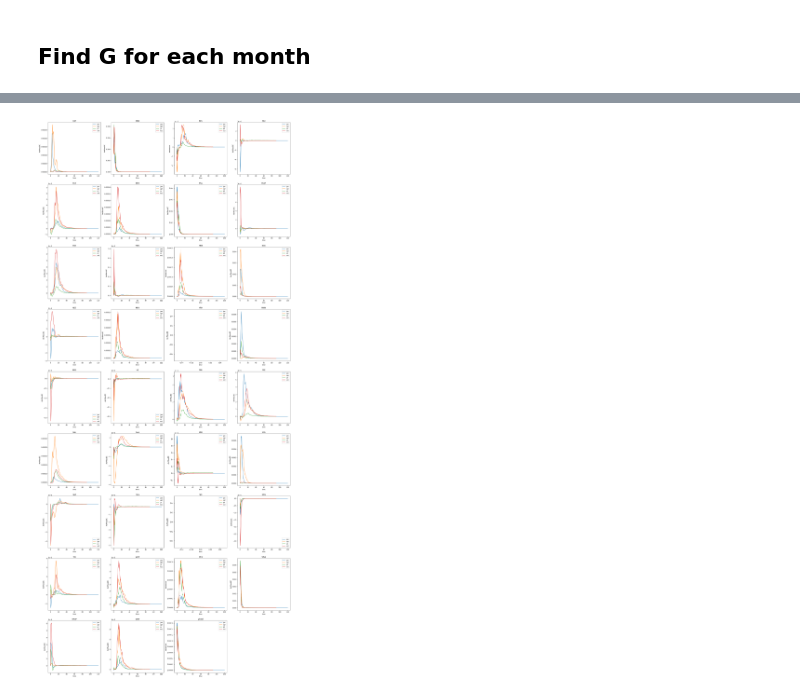
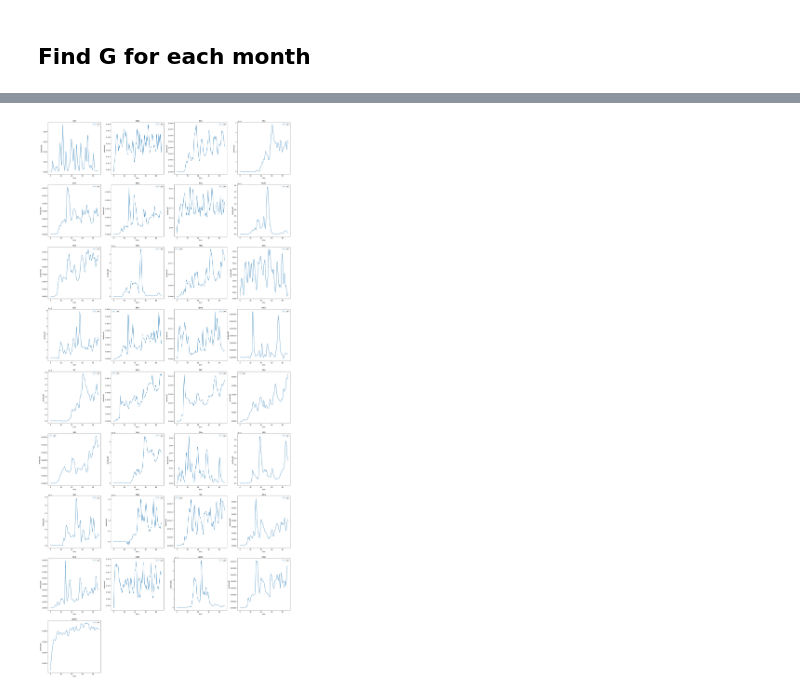
Before and after one commit to lfreese/BC-IRF, a Jupyter notebook: GC_monthly_regional-mean.ipynb, the cells around one changed output, grey strips where cells are left out. Cells and saved outputs as stored; diff of their text form; code cells hidden in the pictures.

Commit message:
Updates to notebooks on regional variation, monthly variation, comparison across types of pulses

```diff
--- a/GC_monthly_regional-mean.ipynb
+++ b/GC_monthly_regional-mean.ipynb
@@ -15,7 +15,7 @@ import pandas as pd
 from datetime import datetime, timedelta
 import utils
 # %%
-months = ['jan','apr','jul','oct']
+months = ['jan']#,'apr','jul','oct']
 # %%
 ds_delta = {}
 ds_base = {}
@@ -33,13 +33,13 @@ for month in months:
 # %%
 for month in months:
 
-    ds_delta[month]['global'] = xr.open_mfdataset(f'../GCrundirs/IRF_runs/pulse_{month}_BC/OutputDir/GEOSChem.AerosolMass.2016*', combine = 'by_coords')
+    ds_delta[month]['global'] = xr.open_mfdataset(f'../GCrundirs/IRF_runs/BC_sustained/sust_2016_{month}_BC/OutputDir/GEOSChem.AerosolMass.2016*', combine = 'by_coords')
 
-    ds_base[month]['global'] = xr.open_mfdataset(f'../GCrundirs/IRF_runs/base_{month}_BC/OutputDir/GEOSChem.AerosolMass.2016*', combine = 'by_coords')
+    ds_base[month]['global'] = xr.open_mfdataset(f'../GCrundirs/IRF_runs/BC_base/base_2016_{month}_BC/OutputDir/GEOSChem.AerosolMass.2016*', combine = 'by_coords')
 
-    ds_emisbase[month]['global'] = xr.open_mfdataset(f'../GCrundirs/IRF_runs/base_{month}_BC/OutputDir/HEMCO_diagnostics.2016*', combine = 'by_coords')
+    ds_emisbase[month]['global'] = xr.open_mfdataset(f'../GCrundirs/IRF_runs/BC_base/base_2016_{month}_BC/OutputDir/HEMCO_diagnostics.2016*', combine = 'by_coords')
 
-    ds_emispulse[month]['global'] = xr.open_mfdataset(f'../GCrundirs/IRF_runs/pulse_{month}_BC/OutputDir/HEMCO_diagnostics.2016*.nc', combine = 'by_coords')
+    ds_emispulse[month]['global'] = xr.open_mfdataset(f'../GCrundirs/IRF_runs/BC_sustained/sust_2016_{month}_BC/OutputDir/HEMCO_diagnostics.2016*.nc', combine = 'by_coords')
 
     #ds_conc2x[month] = xr.open_mfdataset('../GCrundirs/IRF_runs/2x_jan_BC/OutputDir/GEOSChem.AerosolMass.2016*.nc4', combine = 'by_coords')
     #ds_emis2x[month] = xr.open_mfdataset('../GCrundirs/IRF_runs/2x_jan_BC/OutputDir/HEMCO_diagnostics.2016*', combine = 'by_coords')
@@ -167,0 +145,10 @@ for r in full_loc:
+# %%
+fig = plt.figure(figsize=(20,7))
+for idx, r in enumerate(['ENA','EAS','MED']):
+    ax = fig.add_subplot(1,3,idx+1)
+    for idx, month in enumerate(months):
+        GC_out[month][r].plot(label = month, ax = ax)
+        plt.legend()
+        plt.title(r)
+        #plt.ylim(0.00011,0.00017)
+plt.savefig('figures/regions_months_G_zoomed.png', bbox_inches = 'tight')
@@ -167,0 +157,10 @@ for r in full_loc:
+# %%
+fig = plt.figure(figsize=(20,7))
+for idx, r in enumerate(['global']):
+    ax = fig.add_subplot(1,3,idx+1)
+    for idx, month in enumerate(months):
+        GC_out[month][r].plot(label = month, ax = ax)
+        plt.legend()
+        plt.title(r)
+        #plt.ylim(0.00011,0.00017)
+plt.savefig('figures/regions_months_G_global.png', bbox_inches = 'tight')
@@ -168,12 +169,12 @@ for r in full_loc:
 # %%
 fig = plt.figure(figsize=(30,70))
 for idx, r in enumerate(full_loc):
     ax = fig.add_subplot(9,4,idx+1)
     for idx, month in enumerate(months):
         GC_out[month][r].plot(label = month, ax = ax)
         plt.legend()
         plt.title(r)
         #plt.ylim(0.00011,0.00017)
-plt.save_fig('figures/regions_months_G.png', bbox_inches = 'tight')
+plt.savefig('figures/regions_months_G.png', bbox_inches = 'tight')
 # %% [output]
-[figure, old version]
+[figure, new version]
```
Also changed, not shown: parts of 6 cells of this notebook, 42 other files.
